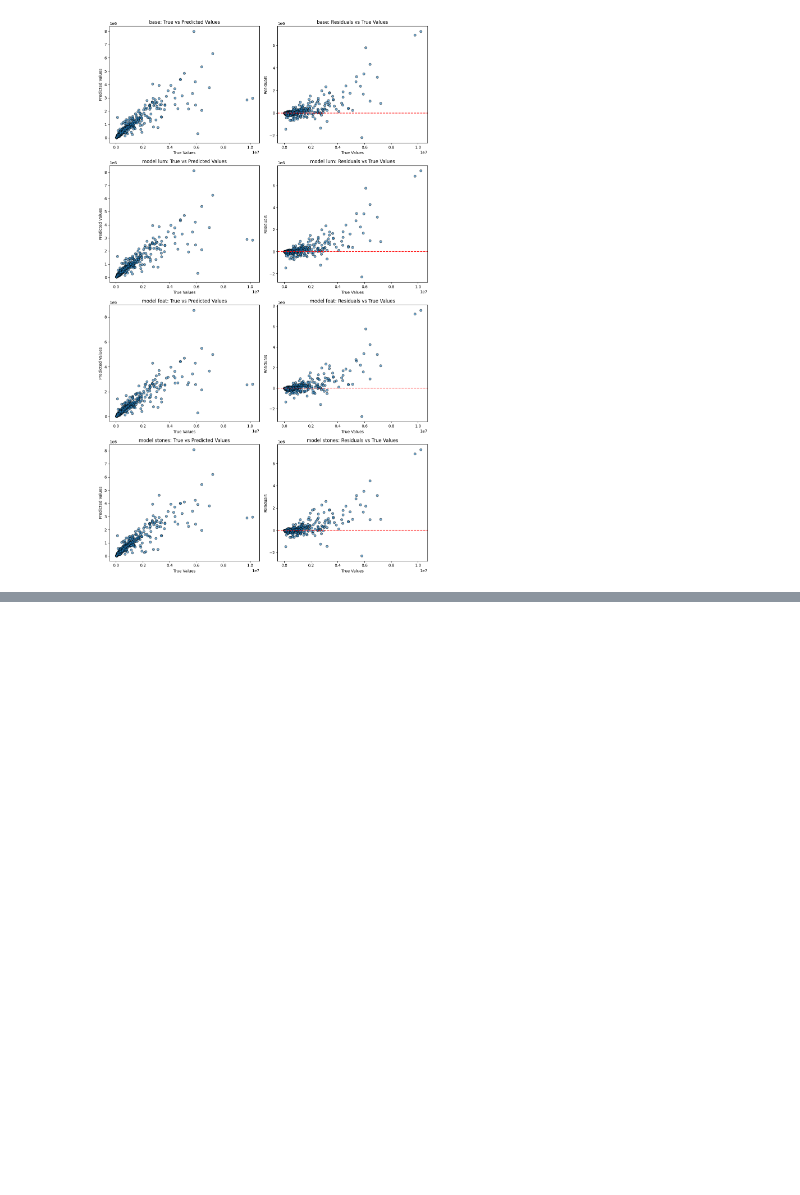
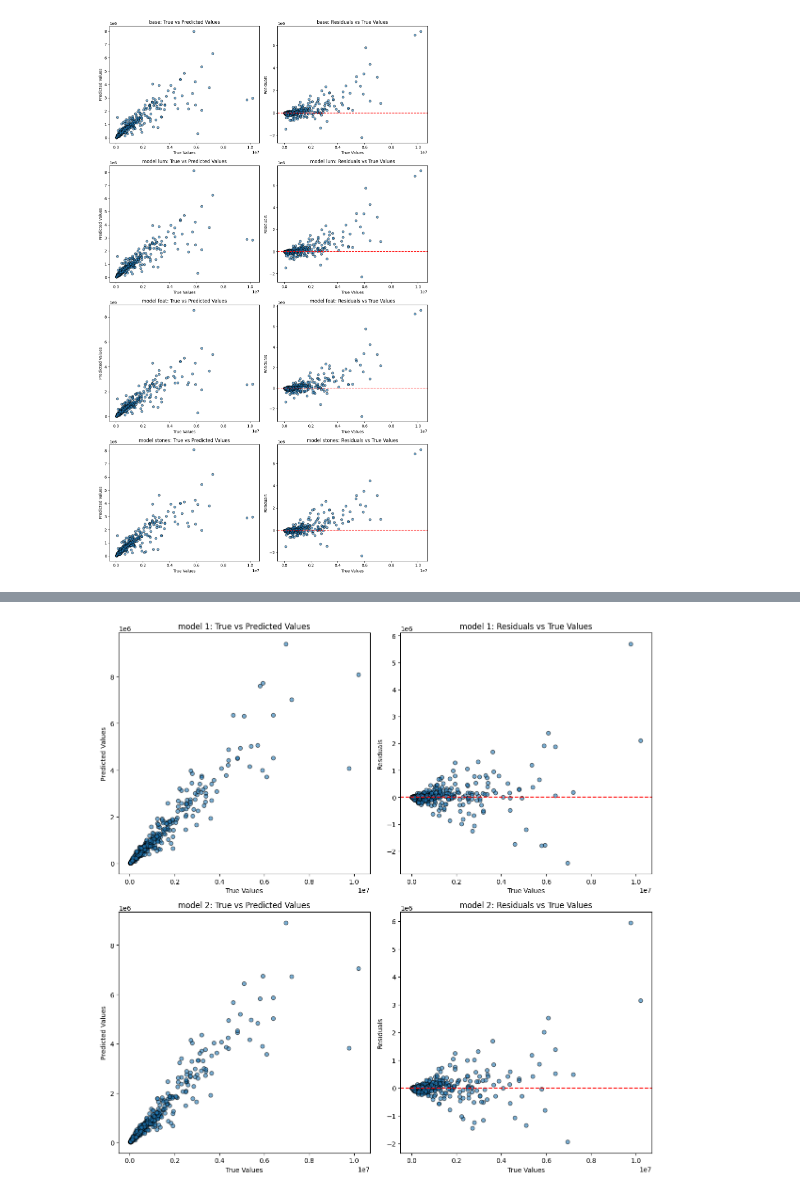
Before and after one commit to abhishekmaher6699/End-to-end-Watch-price-prediction, a Jupyter notebook: notebooks/Model selection.ipynb, the cells around one changed output, grey strips where cells are left out. Cells and saved outputs as stored; diff of their text form; code cells hidden in the pictures; blank space fills up the shorter version.

Commit message:
completed model building and experimentation

```diff
--- a/notebooks/Model selection.ipynb
+++ b/notebooks/Model selection.ipynb
@@ -858,0 +1154,2 @@ def create_model_experiments(X, Y_log, numerical_cols, categorical_cols):
+# %%
+mlflow.set_experiment("Manual Tuning")
@@ -858,0 +1236,15 @@ def create_model_experiments(X, Y_log, numerical_cols, categorical_cols):
+# %%
+params = {
+        'iterations': int(best_run.loc['params.iterations']),
+        'learning_rate': float(best_run.loc['params.learning_rate']),
+        'depth': int(best_run.loc['params.depth']),
+        'l2_leaf_reg': int(best_run.loc['params.l2_leaf_reg']),
+        'rsm': float(best_run.loc['params.rsm']),
+        'random_strength': float(best_run.loc['params.random_strength']),
+        'bagging_temperature': float(best_run.loc['params.bagging_temperature']),
+        'border_count': int(best_run.loc['params.border_count']),
+        'verbose':0,
+        'loss_function': best_run.loc['params.loss_function']
+    }
+# %%
+mlflow.set_experiment("Checking feature imp")
@@ -858,0 +1324,2 @@ def create_model_experiments(X, Y_log, numerical_cols, categorical_cols):
+# %%
+test_results = {}
@@ -858,0 +1427,26 @@ def create_model_experiments(X, Y_log, numerical_cols, categorical_cols):
+# %%
+fig, axes = plt.subplots(2, 2, figsize=(12, 12))
+
+for i, model in enumerate(test_results.keys()):
+    ytest = test_results[model]['y_test'].values
+    ypred = test_results[model]['y_pred']
+
+    residuals = ytest - ypred
+
+    ax1 = axes[i, 0]
+    ax1.scatter(ytest, ypred, alpha=0.6, edgecolor='k')
+    ax1.set_xlabel("True Values")
+    ax1.set_ylabel("Predicted Values")
+    ax1.set_title(f"{model}: True vs Predicted Values")
+
+    ax2 = axes[i, 1]
+    ax2.scatter(ytest, residuals, alpha=0.6, edgecolor='k')
+    ax2.axhline(0, color='red', linestyle='--')
+    ax2.set_xlabel("True Values")
+    ax2.set_ylabel("Residuals")
+    ax2.set_title(f"{model}: Residuals vs True Values")
+
+plt.tight_layout()
+plt.show()
+# %% [output]
+[figure, added]
```
Also changed, not shown: parts of 58 cells of this notebook, 1 other file.
